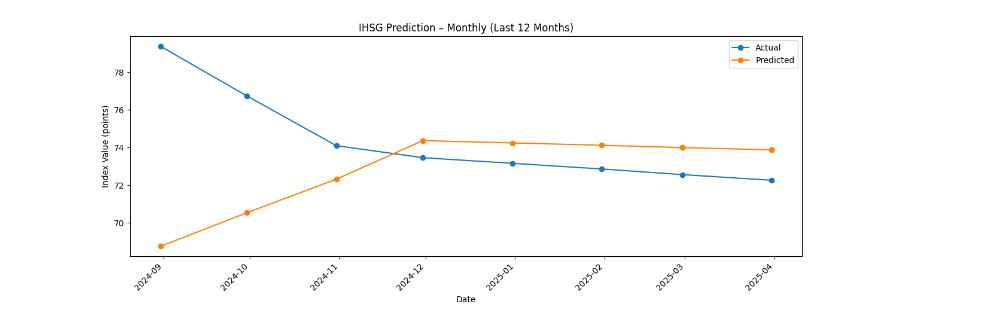
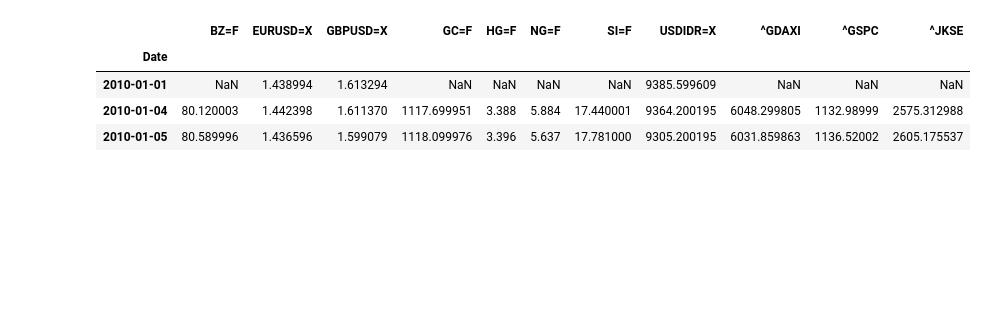
Before and after one commit to Rangga056/IEEE-Paper, a Jupyter notebook: main.ipynb, the cells around one changed output. Drawn from its saved outputs; the diff is of its cells as text; code cells hidden in the pictures; blank space fills up the shorter version.

```diff
--- a/main.ipynb
+++ b/main.ipynb
@@ -221,35 +0,0 @@ plt.show()
-# %%
-import matplotlib.pyplot as plt
-import matplotlib.dates as mdates
-
-# 1. Resample bulanan rata-rata
-monthly = results.resample('ME').mean()
-
-# 2. Buat index 12 bulan penuh hingga bulan terakhir
-idx_full = pd.date_range(
-    start=monthly.index.max() - pd.DateOffset(months=11),
-    end=monthly.index.max(),
-    freq='ME'
-)
-
-# 3. Reindex dan isi nilai yang hilang (interpolasi) - tanpa inplace chaining
-monthly = monthly.reindex(idx_full)
-monthly['Actual'] = monthly['Actual'].interpolate()
-monthly['Predicted'] = monthly['Predicted'].interpolate()
-
-# 4. Plot ulang
-plt.figure(figsize=(12,5))
-plt.plot(monthly.index, monthly['Actual'],   marker='o', label='Actual')
-plt.plot(monthly.index, monthly['Predicted'],marker='o', label='Predicted')
-ax = plt.gca()
-ax.xaxis.set_major_formatter(mdates.DateFormatter('%Y-%m'))
-ax.xaxis.set_major_locator(mdates.MonthLocator(interval=1))
-plt.xticks(rotation=45, ha='right')
-plt.title('IHSG Prediction – Monthly (Last 12 Months)')
-plt.xlabel('Date')
-plt.ylabel('Index Value (points)')
-plt.legend()
-plt.tight_layout()
-plt.show()
-# %% [output]
-[figure, removed]
@@ -255,0 +32,38 @@ plt.show()
+# %%
+
+# Ambil Fed Funds Rate dari FRED
+fed_rate = web.DataReader('FEDFUNDS', 'fred', start='2020-01-01')
+fed_rate.rename(columns={'FEDFUNDS': 'FedFundsRate'}, inplace=True)
+
+# Daftar ticker Yahoo Finance
+tickers = [
+    "^JKSE", "^GSPC", "BZ=F", "GC=F", "SI=F",
+    "NG=F", "HG=F", "^GDAXI", "GBPUSD=X",
+    "EURUSD=X", "USDIDR=X",
+]
+
+# Periode data (misal 2010 hingga hari ini)
+start_date = "2010-01-01"
+end_date = datetime.today().strftime("%Y-%m-%d")
+
+# Unduh data harga dengan yfinance
+data = yf.download(tickers, start=start_date, end=end_date, progress=False)
+
+# Ekstrak harga penutupan (Close) dan hapus kolom lainnya
+if ('Close' in data.columns):
+    # Jika MultiIndex columns (Close, ticker) per ticker
+    df_close = data['Close'].copy()
+else:
+    # Jika single ticker
+    df_close = data[['Close']].copy()
+
+# Ubah nama kolom (jika perlu)
+df_close.columns = [col if isinstance(col, str) else col[1] for col in df_close.columns]
+df_close.index.name = 'Date'
+df_close.head(3)
+# %% [output]
+|  | BZ=F | EURUSD=X | GBPUSD=X | GC=F | HG=F | NG=F | SI=F | USDIDR=X | ^GDAXI | ^GSPC | ^JKSE |
+| Date |  |  |  |  |  |  |  |  |  |  |  |
+| 2010-01-01 | NaN | 1.438994 | 1.613294 | NaN | NaN | NaN | NaN | 9385.599609 | NaN | NaN | NaN |
+| 2010-01-04 | 80.120003 | 1.442398 | 1.611370 | 1117.699951 | 3.388 | 5.884 | 17.440001 | 9364.200195 | 6048.299805 | 1132.98999 | 2575.312988 |
+| 2010-01-05 | 80.589996 | 1.436596 | 1.599079 | 1118.099976 | 3.396 | 5.637 | 17.781000 | 9305.200195 | 6031.859863 | 1136.52002 | 2605.175537 |
```
Also changed, not shown: parts of 11 cells of this notebook, 33 other files.
